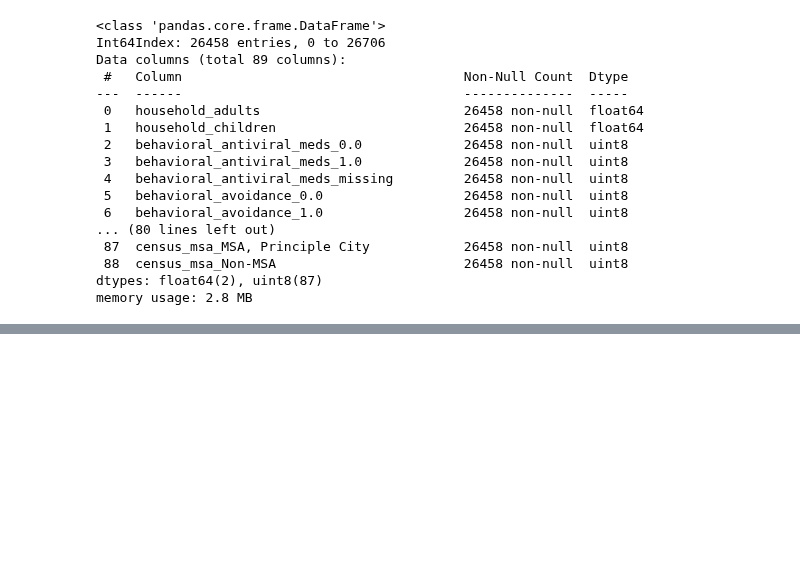
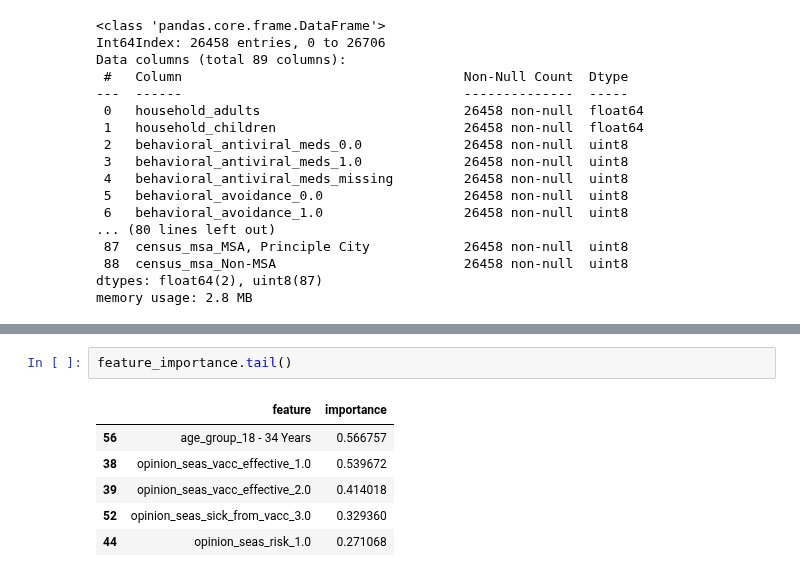
Before and after one commit to adobronyi/predicting_seasonal_flu_vaccines, a Jupyter notebook: student_v1.ipynb, the cells around one changed output, grey strips where cells are left out. Drawn from its saved outputs; the diff is of its cells as text; blank space fills up the shorter version.

```diff
--- a/student_v1.ipynb
+++ b/student_v1.ipynb
@@ -268,0 +288,9 @@ array([0.77116402, 0.78306878, 0.77777778, 0.78359478, 0.77660178])
+# %%
+feature_importance.tail()
+# %% [output]
+|  | feature | importance |
+| 56 | age_group_18 - 34 Years | 0.566757 |
+| 38 | opinion_seas_vacc_effective_1.0 | 0.539672 |
+| 39 | opinion_seas_vacc_effective_2.0 | 0.414018 |
+| 52 | opinion_seas_sick_from_vacc_3.0 | 0.329360 |
+| 44 | opinion_seas_risk_1.0 | 0.271068 |
```
Also changed, not shown: parts of 21 cells of this notebook.
